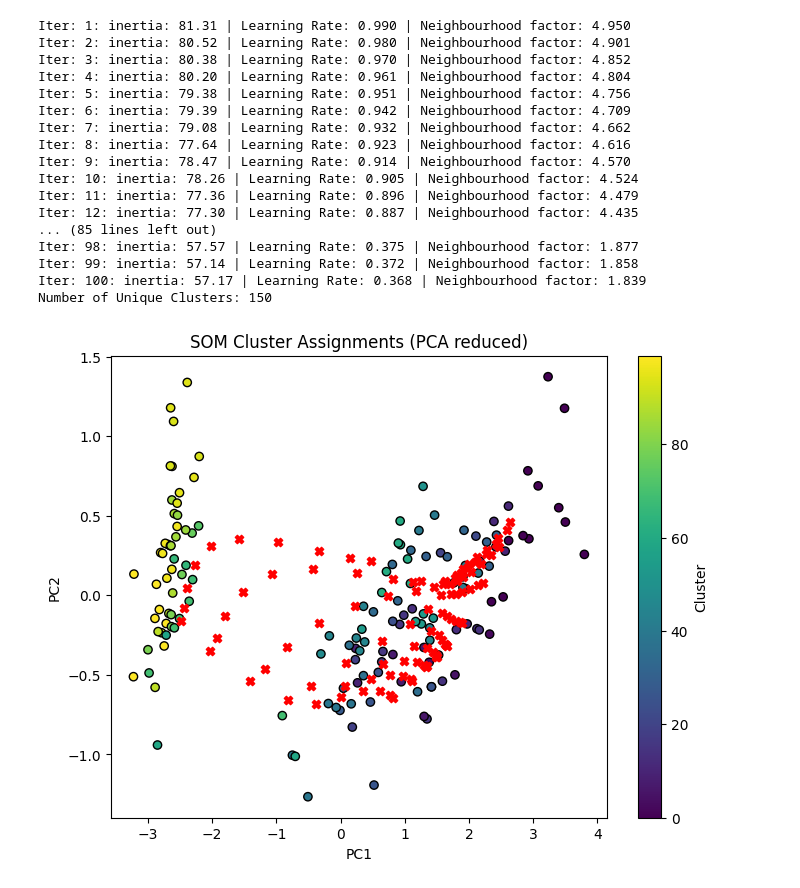
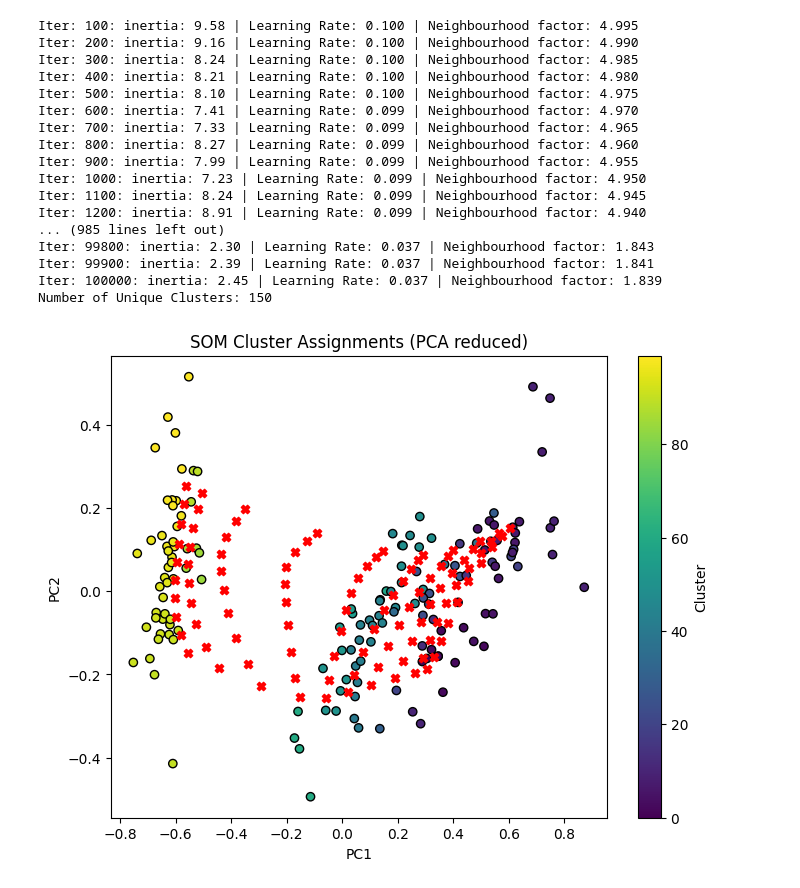
Before and after one commit to abbasidaniyal/scikit-learn-som, a Jupyter notebook: example/iris_example.ipynb, the cells around one changed output. Drawn from its saved outputs; the diff is of its cells as text; code cells hidden in the pictures.

```diff
--- a/example/iris_example.ipynb
+++ b/example/iris_example.ipynb
@@ -15,50 +15,55 @@ import matplotlib.pyplot as plt
 from sklearn.datasets import load_iris
 from sklearn.decomposition import PCA
 # %%
+from sklearn.preprocessing import MinMaxScaler
+
 X = iris.data
 y = iris.target
 
+scaler = MinMaxScaler()
+X = scaler.fit_transform(X)
+
 # Fit SOM
-pred = SOM(max_iters=100, verbose=True)
-pred.fit(X)
+pred = SOM(max_iters=100000, initial_learning_rate=0.1, verbose=True)
+pred.fit(X, )
 
 # Predict cluster assignments
 grid_coords = pred.predict(X)
 
 # Reduce dimensionality for visualization
 pca = PCA(n_components=2)
 X_2d = pca.fit_transform(X)
 
 grid_coords_2d = pca.transform(pred.weights_.reshape(-1, 4))
 
 # Plot clusters
 plt.figure(figsize=(8, 6))
 scatter = plt.scatter(X_2d[:, 0], X_2d[:, 1], c=pred.labels_, cmap='viridis', edgecolor='k')
 plt.scatter(grid_coords_2d[:, 0], grid_coords_2d[:, 1], c='red', marker='X')
 plt.title("SOM Cluster Assignments (PCA reduced)")
 plt.xlabel("PC1")
 plt.ylabel("PC2")
 plt.colorbar(scatter, label='Cluster')
 plt.show()
 # %% [output]
-Iter: 1: inertia: 81.31 | Learning Rate: 0.990 | Neighbourhood factor: 4.950
-Iter: 2: inertia: 80.52 | Learning Rate: 0.980 | Neighbourhood factor: 4.901
-Iter: 3: inertia: 80.38 | Learning Rate: 0.970 | Neighbourhood factor: 4.852
-Iter: 4: inertia: 80.20 | Learning Rate: 0.961 | Neighbourhood factor: 4.804
-Iter: 5: inertia: 79.38 | Learning Rate: 0.951 | Neighbourhood factor: 4.756
-Iter: 6: inertia: 79.39 | Learning Rate: 0.942 | Neighbourhood factor: 4.709
-Iter: 7: inertia: 79.08 | Learning Rate: 0.932 | Neighbourhood factor: 4.662
-Iter: 8: inertia: 77.64 | Learning Rate: 0.923 | Neighbourhood factor: 4.616
-Iter: 9: inertia: 78.47 | Learning Rate: 0.914 | Neighbourhood factor: 4.570
-Iter: 10: inertia: 78.26 | Learning Rate: 0.905 | Neighbourhood factor: 4.524
-Iter: 11: inertia: 77.36 | Learning Rate: 0.896 | Neighbourhood factor: 4.479
-Iter: 12: inertia: 77.30 | Learning Rate: 0.887 | Neighbourhood factor: 4.435
-... (85 lines left out)
-Iter: 98: inertia: 57.57 | Learning Rate: 0.375 | Neighbourhood factor: 1.877
-Iter: 99: inertia: 57.14 | Learning Rate: 0.372 | Neighbourhood factor: 1.858
-Iter: 100: inertia: 57.17 | Learning Rate: 0.368 | Neighbourhood factor: 1.839
+Iter: 100: inertia: 9.58 | Learning Rate: 0.100 | Neighbourhood factor: 4.995
+Iter: 200: inertia: 9.16 | Learning Rate: 0.100 | Neighbourhood factor: 4.990
+Iter: 300: inertia: 8.24 | Learning Rate: 0.100 | Neighbourhood factor: 4.985
+Iter: 400: inertia: 8.21 | Learning Rate: 0.100 | Neighbourhood factor: 4.980
+Iter: 500: inertia: 8.10 | Learning Rate: 0.100 | Neighbourhood factor: 4.975
+Iter: 600: inertia: 7.41 | Learning Rate: 0.099 | Neighbourhood factor: 4.970
+Iter: 700: inertia: 7.33 | Learning Rate: 0.099 | Neighbourhood factor: 4.965
+Iter: 800: inertia: 8.27 | Learning Rate: 0.099 | Neighbourhood factor: 4.960
+Iter: 900: inertia: 7.99 | Learning Rate: 0.099 | Neighbourhood factor: 4.955
+Iter: 1000: inertia: 7.23 | Learning Rate: 0.099 | Neighbourhood factor: 4.950
+Iter: 1100: inertia: 8.24 | Learning Rate: 0.099 | Neighbourhood factor: 4.945
+Iter: 1200: inertia: 8.91 | Learning Rate: 0.099 | Neighbourhood factor: 4.940
+... (985 lines left out)
+Iter: 99800: inertia: 2.30 | Learning Rate: 0.037 | Neighbourhood factor: 1.843
+Iter: 99900: inertia: 2.39 | Learning Rate: 0.037 | Neighbourhood factor: 1.841
+Iter: 100000: inertia: 2.45 | Learning Rate: 0.037 | Neighbourhood factor: 1.839
 Number of Unique Clusters: 150
-[figure, old version]
+[figure, new version]
 # %%
 plt.figure(figsize=(8, 4))
 plt.plot(pred.inertia_history_)
```
Also changed, not shown: parts of 2 cells of this notebook, 3 other files.
